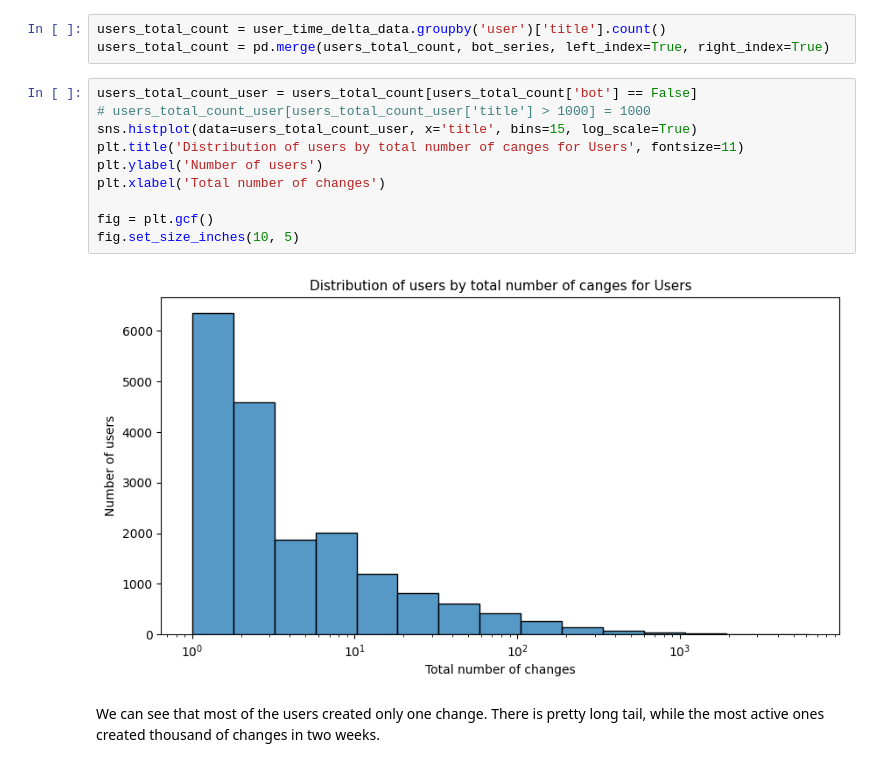
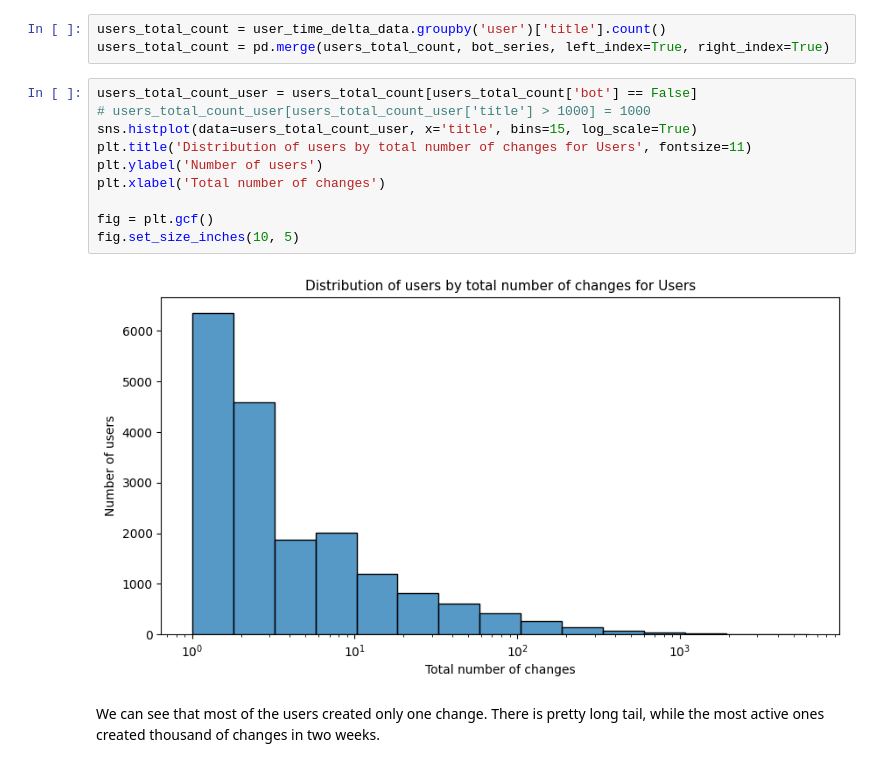
Before and after one commit to R1chrdson/bot_detection_mmdb23, a Jupyter notebook: classify_data/eda.ipynb, the cells around one changed output. Cells and saved outputs as stored; diff of their text form.

```diff
--- a/classify_data/eda.ipynb
+++ b/classify_data/eda.ipynb
@@ -164,15 +164,15 @@ users_total_count = pd.merge(users_total_count, bot_series, left_index=True, rig
 # %%
 users_total_count_user = users_total_count[users_total_count['bot'] == False]
 # users_total_count_user[users_total_count_user['title'] > 1000] = 1000
 sns.histplot(data=users_total_count_user, x='title', bins=15, log_scale=True)
-plt.title('Distribution of users by total number of canges for Users', fontsize=11)
+plt.title('Distribution of users by total number of changes for Users', fontsize=11)
 plt.ylabel('Number of users')
 plt.xlabel('Total number of changes')
 
 fig = plt.gcf()
 fig.set_size_inches(10, 5)
 # %% [output]
-[figure, old version]
+[figure, new version]
 # %% [markdown]
 We can see that most of the users created only one change. There is pretty long tail, while the most active ones created thousand of changes in two weeks.
 # %%
```
Also changed, not shown: parts of 3 cells of this notebook.
